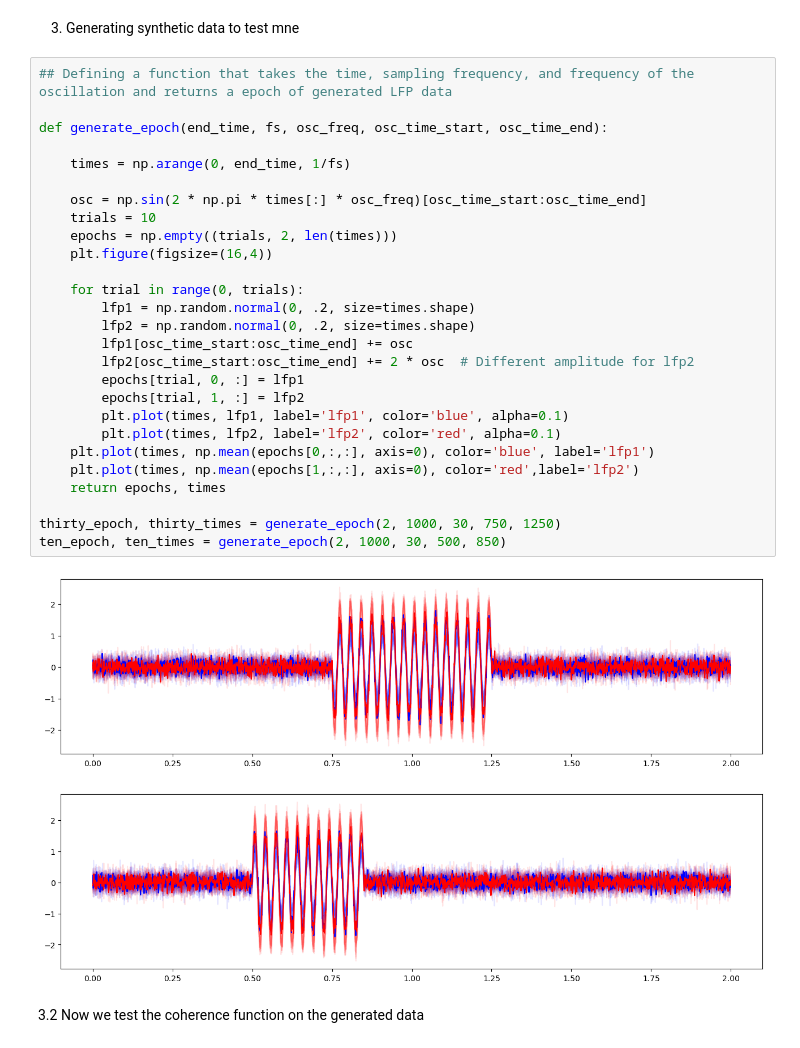
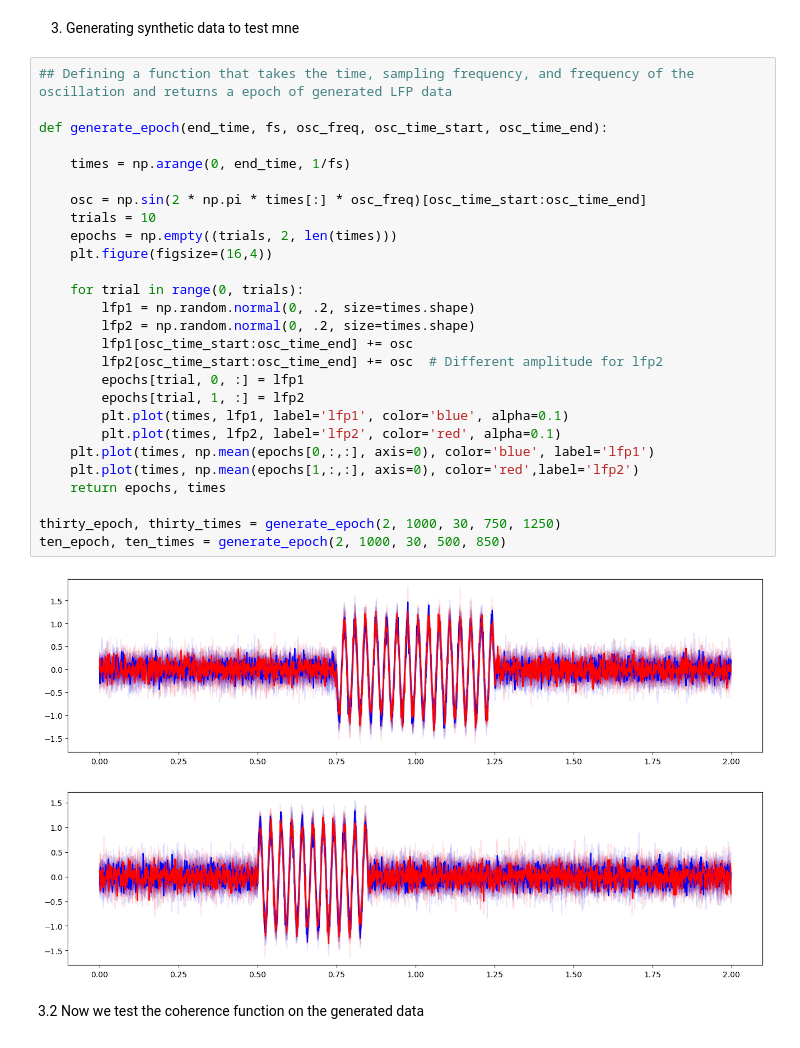
Before and after one commit to namanagrawal97/cpl_analysis_naman, a Jupyter notebook: 03_coherence_using_mne.ipynb, the cells around one changed output. Drawn from its saved outputs; the diff is of its cells as text.

```diff
--- a/03_coherence_using_mne.ipynb
+++ b/03_coherence_using_mne.ipynb
@@ -26,33 +44,33 @@ importlib.reload(spectrogram_plotting_functions)
 # %%
 ## Defining a function that takes the time, sampling frequency, and frequency of the oscillation and returns a epoch of generated LFP data
 
 def generate_epoch(end_time, fs, osc_freq, osc_time_start, osc_time_end):
 
     times = np.arange(0, end_time, 1/fs)
 
     osc = np.sin(2 * np.pi * times[:] * osc_freq)[osc_time_start:osc_time_end]
     trials = 10
     epochs = np.empty((trials, 2, len(times)))
     plt.figure(figsize=(16,4))
 
     for trial in range(0, trials):
         lfp1 = np.random.normal(0, .2, size=times.shape)
         lfp2 = np.random.normal(0, .2, size=times.shape)
         lfp1[osc_time_start:osc_time_end] += osc
-        lfp2[osc_time_start:osc_time_end] += 2 * osc  # Different amplitude for lfp2
+        lfp2[osc_time_start:osc_time_end] += osc  # Different amplitude for lfp2
         epochs[trial, 0, :] = lfp1
         epochs[trial, 1, :] = lfp2
         plt.plot(times, lfp1, label='lfp1', color='blue', alpha=0.1)
         plt.plot(times, lfp2, label='lfp2', color='red', alpha=0.1)
     plt.plot(times, np.mean(epochs[0,:,:], axis=0), color='blue', label='lfp1')
     plt.plot(times, np.mean(epochs[1,:,:], axis=0), color='red',label='lfp2')
     return epochs, times
 
 thirty_epoch, thirty_times = generate_epoch(2, 1000, 30, 750, 1250)
 ten_epoch, ten_times = generate_epoch(2, 1000, 30, 500, 850)
 # %% [output]
-[figure, old version]
+[figure, new version]
-[figure, old version]
+[figure, new version]
 # %% [markdown]
 3.2 Now we test the coherence function on the generated data
 # %%
```
Also changed, not shown: parts of 4 cells of this notebook.
